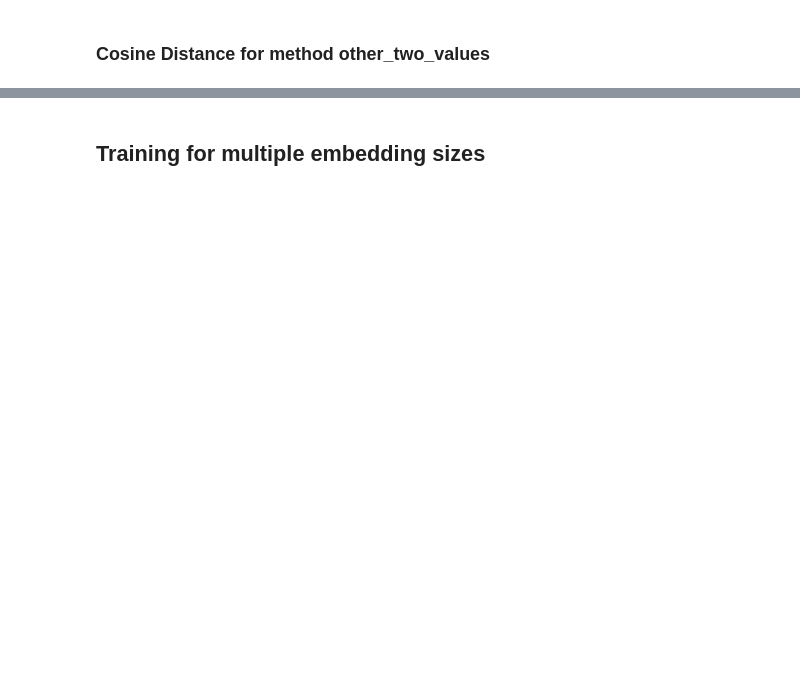
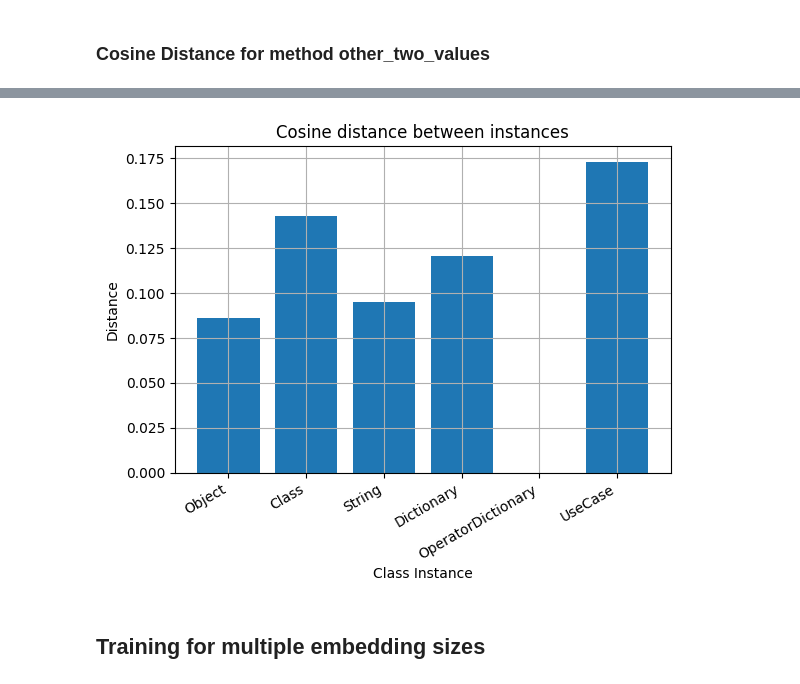
Before and after one commit to fourofclubs001/OOP_embeddings, a Jupyter notebook: training/experiments/testing_experiments.ipynb, the cells around one changed output, grey strips where cells are left out. Drawn from its saved outputs; the diff is of its cells as text; code cells hidden in the pictures; blank space fills up the shorter version.

```diff
--- a/training/experiments/testing_experiments.ipynb
+++ b/training/experiments/testing_experiments.ipynb
@@ -57,3 +58,26 @@ tester.plot_method_distances(("OperatorDictionary", "impose"), environment_metho
+# %%
+embedding_instance_OpD = tester.get_instance_embedding_of(classes_with_ids["OperatorDictionary"])
+map_of_embedding_instances = {}
+for class_name, class_id in classes_with_ids.items():
+    embedding_instance = tester.get_instance_embedding_of(class_id)
+    map_of_embedding_instances[class_name] = 1 - torch.nn.functional.cosine_similarity(embedding_instance, embedding_instance_OpD).item()
+fig, ax = plt.subplots()
+
+classes = list(map_of_embedding_instances.keys())
+distances = list(map_of_embedding_instances.values())
+
+ax.bar(range(len(classes)), distances, tick_label=classes)
+fig.autofmt_xdate()
+ax.set_title("Cosine distance between instances")
+ax.set_xlabel("Class Instance")
+ax.set_ylabel("Distance")
+ax.grid()
+
+plt.savefig('result_instances.png')
+
+plt.show()
+# %% [output]
+[figure, added]
 # %% [markdown]
 ## Training for multiple embedding sizes
 # %%
```
Also changed, not shown: parts of 6 cells of this notebook, 1 other file.
